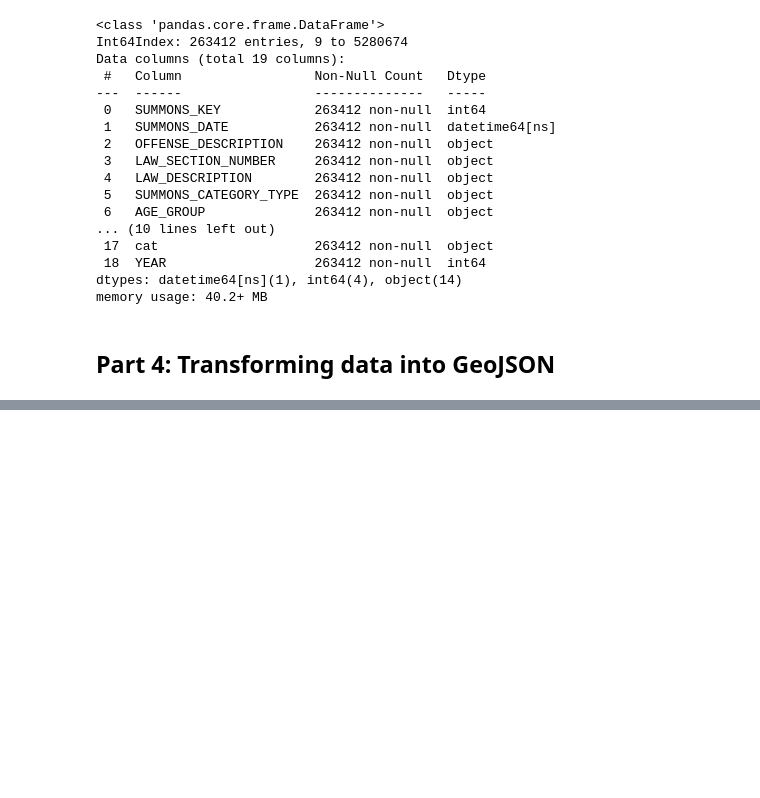
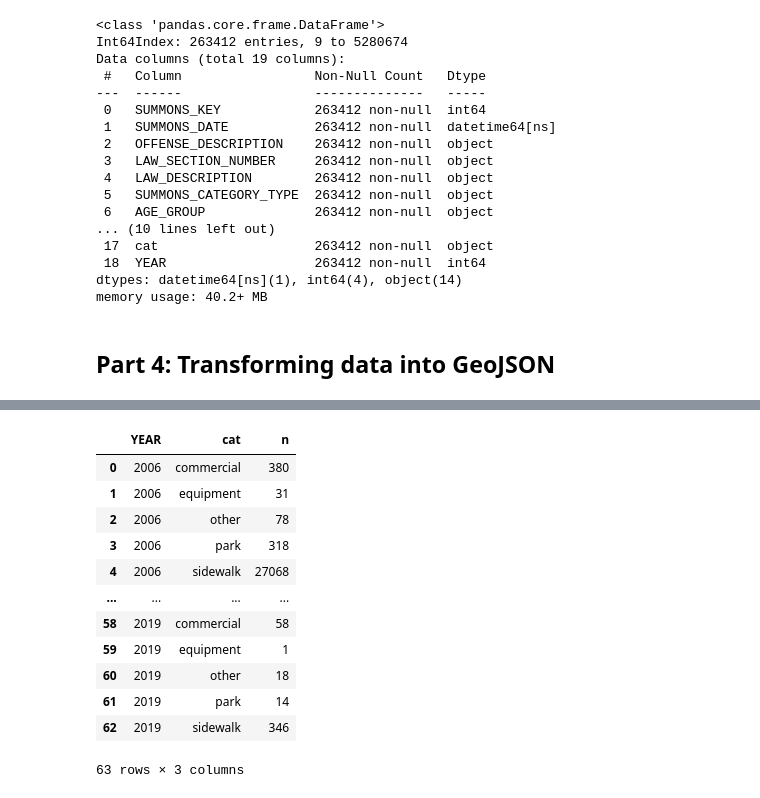
Before and after one commit to aliceafriedman/data608_final, a Jupyter notebook: docs/data_acquisition_cleaning_bicycle_summons.ipynb, the cells around one changed output, grey strips where cells are left out. Drawn from its saved outputs; the diff is of its cells as text; code cells hidden in the pictures; blank space fills up the shorter version.

```diff
--- a/docs/data_acquisition_cleaning_bicycle_summons.ipynb
+++ b/docs/data_acquisition_cleaning_bicycle_summons.ipynb
@@ -391,0 +397,19 @@ with open('scratch/bike.summons.2006_2019.geojson', 'w') as outfile:
+# %%
+cat_by_year = bike_summons[['YEAR', 'cat', 'SUMMONS_KEY']].groupby(
+    ['YEAR','cat']).count(
+    ).rename(columns={'SUMMONS_KEY':"n"}).reset_index()
+cat_by_year
+# %% [output]
+|  | YEAR | cat | n |
+| 0 | 2006 | commercial | 380 |
+| 1 | 2006 | equipment | 31 |
+| 2 | 2006 | other | 78 |
+| 3 | 2006 | park | 318 |
+| 4 | 2006 | sidewalk | 27068 |
+| ... | ... | ... | ... |
+| 58 | 2019 | commercial | 58 |
+| 59 | 2019 | equipment | 1 |
+| 60 | 2019 | other | 18 |
+| 61 | 2019 | park | 14 |
+| 62 | 2019 | sidewalk | 346 |
+63 rows × 3 columns
```
Also changed, not shown: parts of 4 cells of this notebook, 7 other files.
